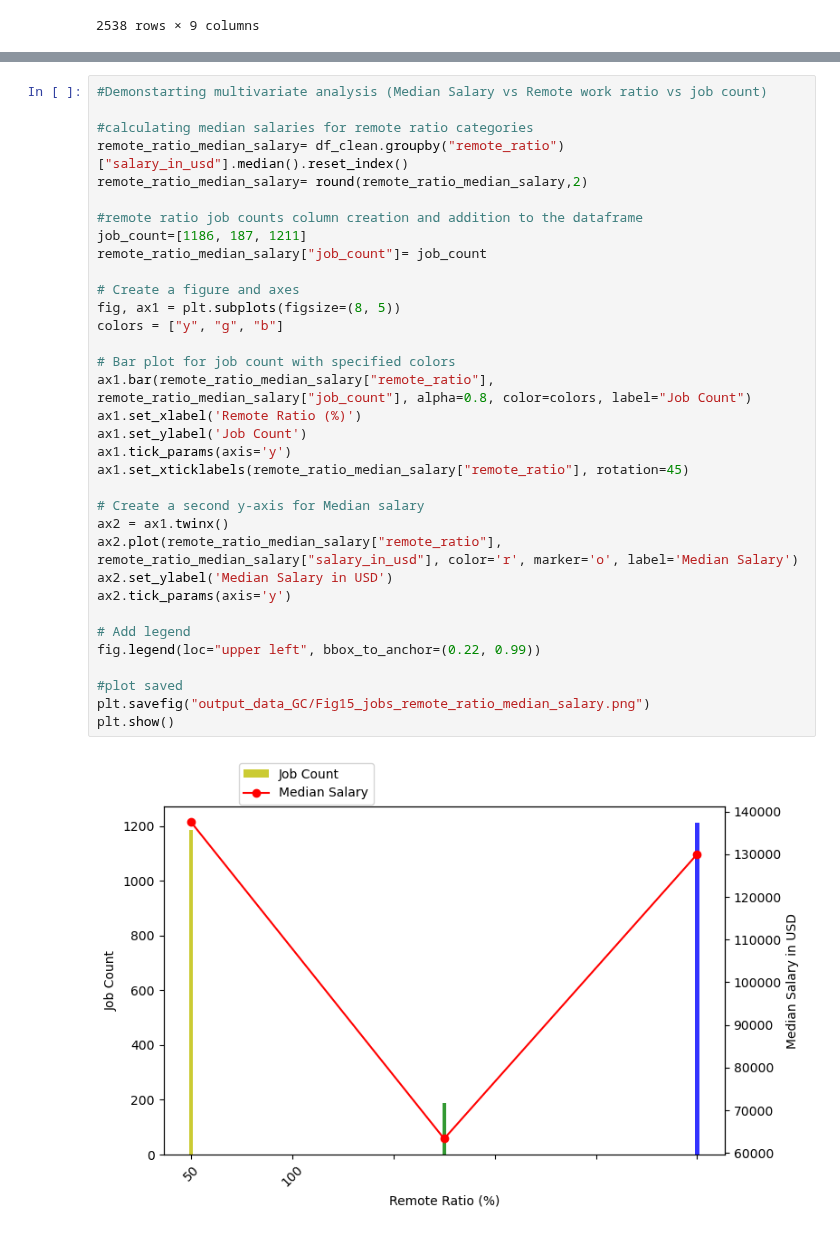
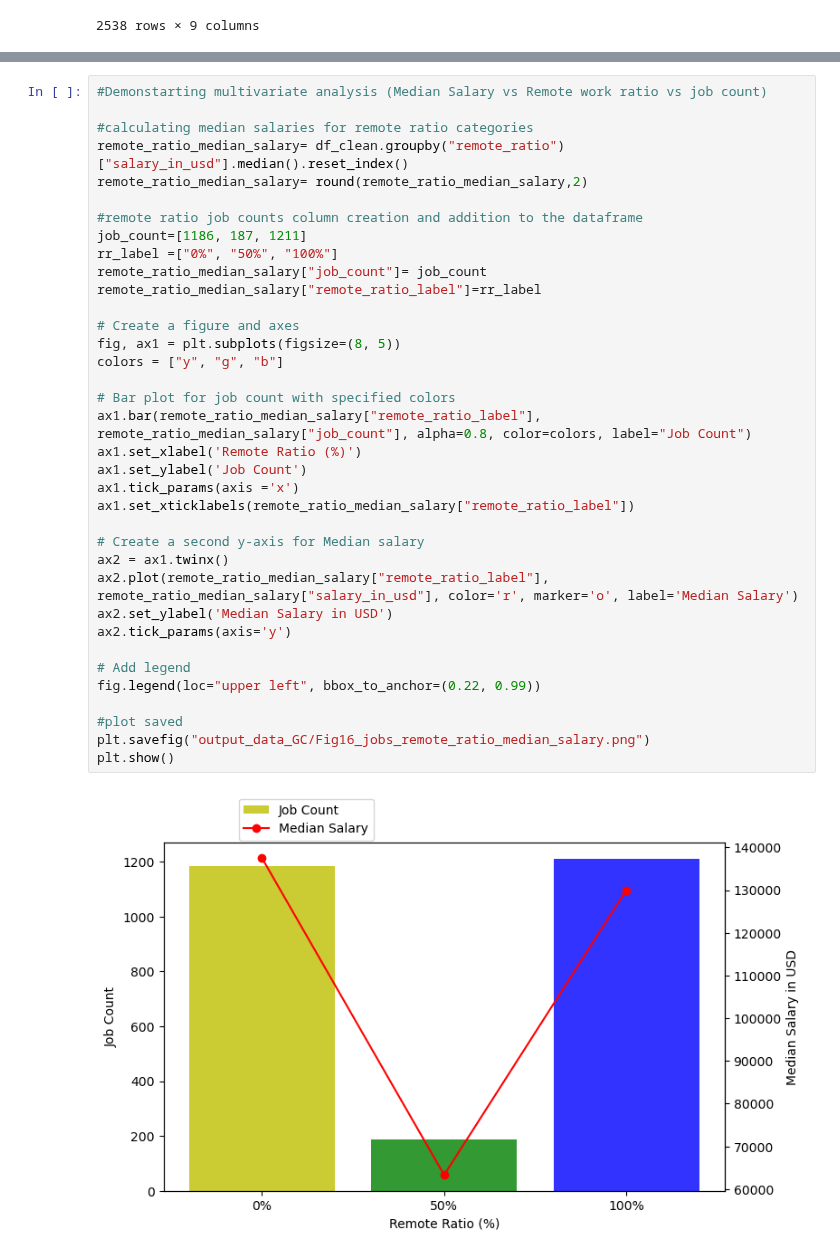
Before and after one commit to garimac12/project_acai, a Jupyter notebook: Merge Trial (NN,AH,GC).ipynb, the cells around one changed output, grey strips where cells are left out. Cells and saved outputs as stored; diff of their text form.

```diff
--- a/Merge Trial (NN,AH,GC).ipynb
+++ b/Merge Trial (NN,AH,GC).ipynb
@@ -546,36 +607,38 @@ plt.show()
 # %%
 #Demonstarting multivariate analysis (Median Salary vs Remote work ratio vs job count)
 
 #calculating median salaries for remote ratio categories
 remote_ratio_median_salary= df_clean.groupby("remote_ratio")["salary_in_usd"].median().reset_index()
 remote_ratio_median_salary= round(remote_ratio_median_salary,2)
 
 #remote ratio job counts column creation and addition to the dataframe
 job_count=[1186, 187, 1211]
+rr_label =["0%", "50%", "100%"]
 remote_ratio_median_salary["job_count"]= job_count
+remote_ratio_median_salary["remote_ratio_label"]=rr_label
 
 # Create a figure and axes
 fig, ax1 = plt.subplots(figsize=(8, 5))
 colors = ["y", "g", "b"]
 
 # Bar plot for job count with specified colors
-ax1.bar(remote_ratio_median_salary["remote_ratio"], remote_ratio_median_salary["job_count"], alpha=0.8, color=colors, label="Job Count")
+ax1.bar(remote_ratio_median_salary["remote_ratio_label"], remote_ratio_median_salary["job_count"], alpha=0.8, color=colors, label="Job Count")
 ax1.set_xlabel('Remote Ratio (%)')
 ax1.set_ylabel('Job Count')
-ax1.tick_params(axis='y')
-ax1.set_xticklabels(remote_ratio_median_salary["remote_ratio"], rotation=45)
+ax1.tick_params(axis ='x')
+ax1.set_xticklabels(remote_ratio_median_salary["remote_ratio_label"])
 
 # Create a second y-axis for Median salary
 ax2 = ax1.twinx()
-ax2.plot(remote_ratio_median_salary["remote_ratio"], remote_ratio_median_salary["salary_in_usd"], color='r', marker='o', label='Median Salary')
+ax2.plot(remote_ratio_median_salary["remote_ratio_label"], remote_ratio_median_salary["salary_in_usd"], color='r', marker='o', label='Median Salary')
 ax2.set_ylabel('Median Salary in USD')
 ax2.tick_params(axis='y')
 
 # Add legend
 fig.legend(loc="upper left", bbox_to_anchor=(0.22, 0.99))
 
 #plot saved
-plt.savefig("output_data_GC/Fig15_jobs_remote_ratio_median_salary.png")
+plt.savefig("output_data_GC/Fig16_jobs_remote_ratio_median_salary.png")
 plt.show()
 # %% [output]
-[figure, old version]
+[figure, new version]
```
Also changed, not shown: parts of 16 cells of this notebook.
